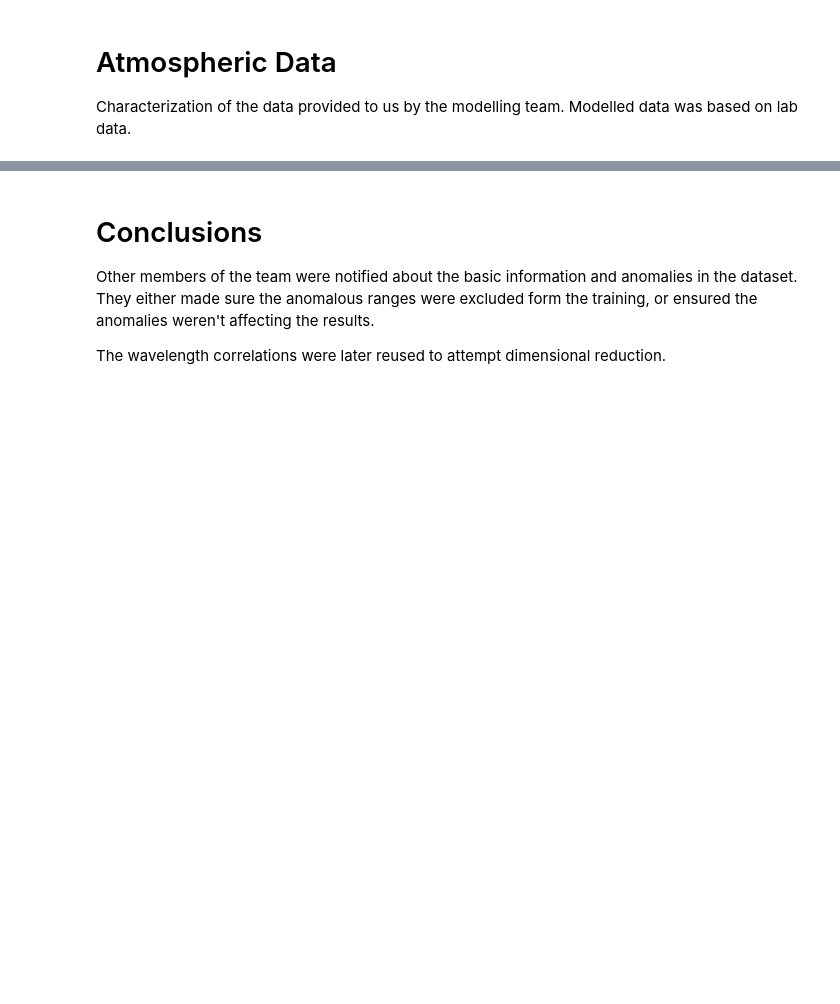
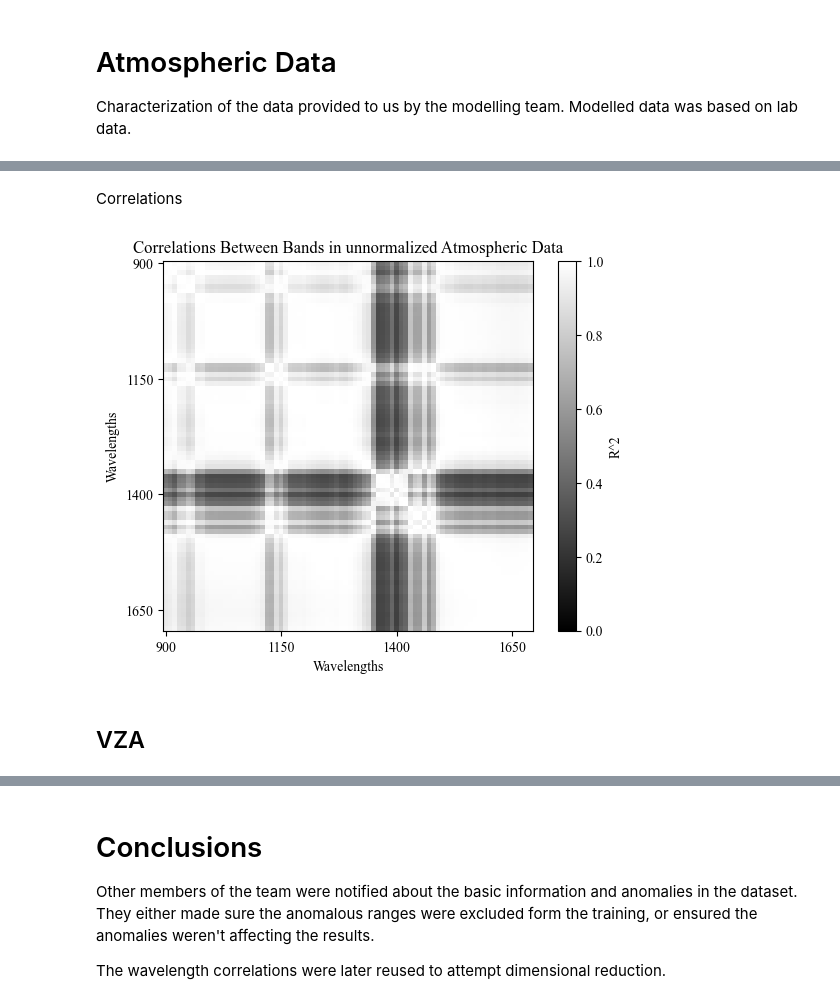
Before and after one commit to utat-ss/FINCH-Science_Unmixing, a Jupyter notebook: runs/characterization/dataset_characterization.ipynb, the cells around one changed output, grey strips where cells are left out. Drawn from its saved outputs; the diff is of its cells as text; code cells hidden in the pictures; blank space fills up the shorter version.

```diff
--- a/runs/characterization/dataset_characterization.ipynb
+++ b/runs/characterization/dataset_characterization.ipynb
@@ -387,0 +476,31 @@ NameError: name 'plt' is not defined
+# %% [markdown]
+Correlations
+# %%
+correlations = []
+dataset = at900to1690
+for c1 in dataset.columns:
+    cors = []
+    for c2 in dataset.columns:
+        slope, intercept, r_value, p_value, std_err = scipy.stats.linregress(dataset[c1], dataset[c2])
+        cors.append(r_value**2)
+    correlations.append(cors)
+# %%
+fig, ax = plt.subplots()
+
+img = ax.imshow(correlations, vmin=0, cmap='gray')
+
+ax.set_title("Correlations Between Bands in unnormalized Atmospheric Data")
+ax.set_xlabel("Wavelengths")
+ax.set_ylabel("Wavelengths")
+tick_locations = np.arange(0, dataset.shape[1], 25)
+tick_labels = [dataset.columns[i] for i in tick_locations]
+ax.set_xticks(tick_locations, tick_labels)
+ax.set_yticks(tick_locations, tick_labels)
+
+cbar = fig.colorbar(img, ax=ax, label='R^2')
+
+plt.show()
+# %% [output]
+[figure, added]
+# %% [markdown]
+## VZA
```
Also changed, not shown: parts of 14 cells of this notebook.
